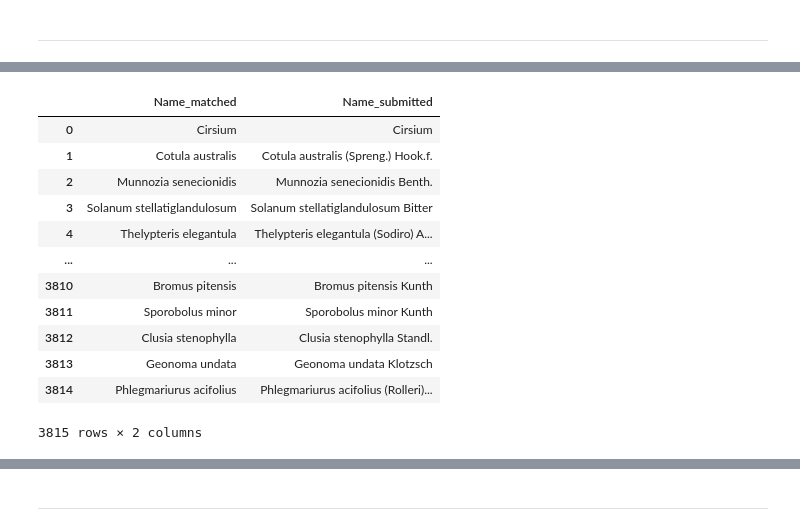
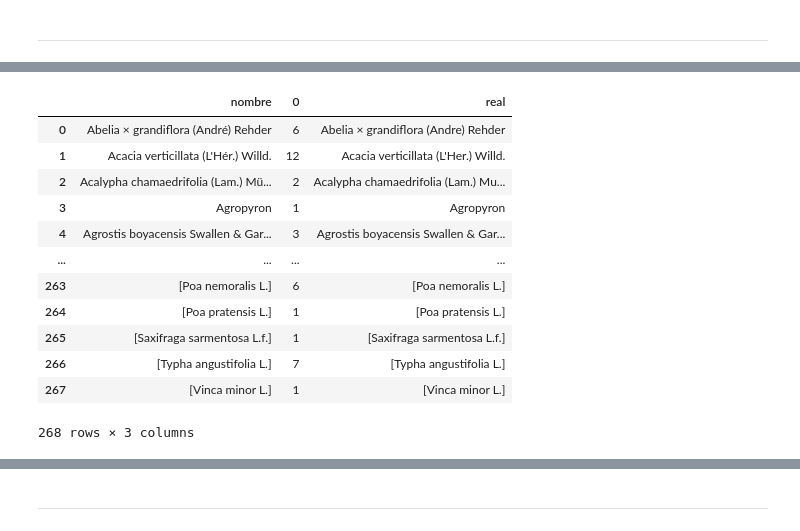
Before and after one commit to nrsalinas/db-conservacion-in-situ, a Jupyter notebook: migracion-dev.ipynb, the cells around one changed output, grey strips where cells are left out. Drawn from its saved outputs; the diff is of its cells as text; code cells hidden in the pictures.

```diff
--- a/migracion-dev.ipynb
+++ b/migracion-dev.ipynb
@@ -990,0 +1029,12 @@ taxa_map = pd.read_csv('taxa_map.csv')
+# %%
+ori = ori.merge(
+	taxa_map[['Name_matched', 'Name_submitted']],
+	how='left',
+	left_on='nombre',
+	right_on='Name_submitted'
+).merge(
+	taxa_in[['TaxonID', 'Name']],
+	how='left',
+	left_on='Name_matched',
+	right_on='Name'
+)
@@ -991,16 +1072,2 @@ taxa_map = pd.read_csv('taxa_map.csv')
 # %%
-taxa_map[['Name_matched', 'Name_submitted']]
+orphans = ori[ori.TaxonID.isna()].groupby('nombre').size().reset_index()
-# %% [output]
-|  | Name_matched | Name_submitted |
-| 0 | Cirsium | Cirsium |
-| 1 | Cotula australis | Cotula australis (Spreng.) Hook.f. |
-| 2 | Munnozia senecionidis | Munnozia senecionidis Benth. |
-| 3 | Solanum stellatiglandulosum | Solanum stellatiglandulosum Bitter |
-| 4 | Thelypteris elegantula | Thelypteris elegantula (Sodiro) A... |
-| ... | ... | ... |
-| 3810 | Bromus pitensis | Bromus pitensis Kunth |
-| 3811 | Sporobolus minor | Sporobolus minor Kunth |
-| 3812 | Clusia stenophylla | Clusia stenophylla Standl. |
-| 3813 | Geonoma undata | Geonoma undata Klotzsch |
-| 3814 | Phlegmariurus acifolius | Phlegmariurus acifolius (Rolleri)... |
-3815 rows × 2 columns
@@ -1006,0 +1076,16 @@ taxa_map[['Name_matched', 'Name_submitted']]
+# %%
+orphans
+# %% [output]
+|  | nombre | 0 | real |
+| 0 | Abelia × grandiflora (André) Rehder | 6 | Abelia × grandiflora (Andre) Rehder |
+| 1 | Acacia verticillata (L'Hér.) Willd. | 12 | Acacia verticillata (L'Her.) Willd. |
+| 2 | Acalypha chamaedrifolia (Lam.) Mü... | 2 | Acalypha chamaedrifolia (Lam.) Mu... |
+| 3 | Agropyron | 1 | Agropyron |
+| 4 | Agrostis boyacensis Swallen & Gar... | 3 | Agrostis boyacensis Swallen & Gar... |
+| ... | ... | ... | ... |
+| 263 | [Poa nemoralis L.] | 6 | [Poa nemoralis L.] |
+| 264 | [Poa pratensis L.] | 1 | [Poa pratensis L.] |
+| 265 | [Saxifraga sarmentosa L.f.] | 1 | [Saxifraga sarmentosa L.f.] |
+| 266 | [Typha angustifolia L.] | 7 | [Typha angustifolia L.] |
+| 267 | [Vinca minor L.] | 1 | [Vinca minor L.] |
+268 rows × 3 columns
```
Also changed, not shown: parts of 15 cells of this notebook.
